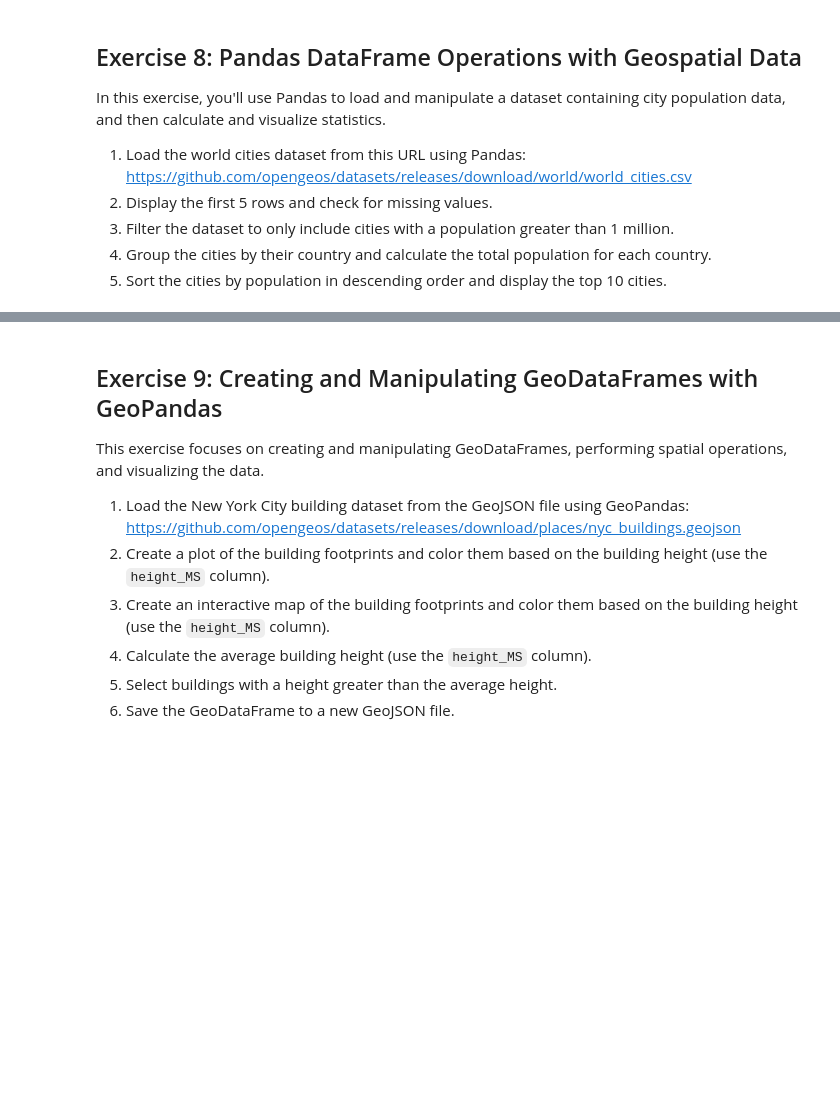
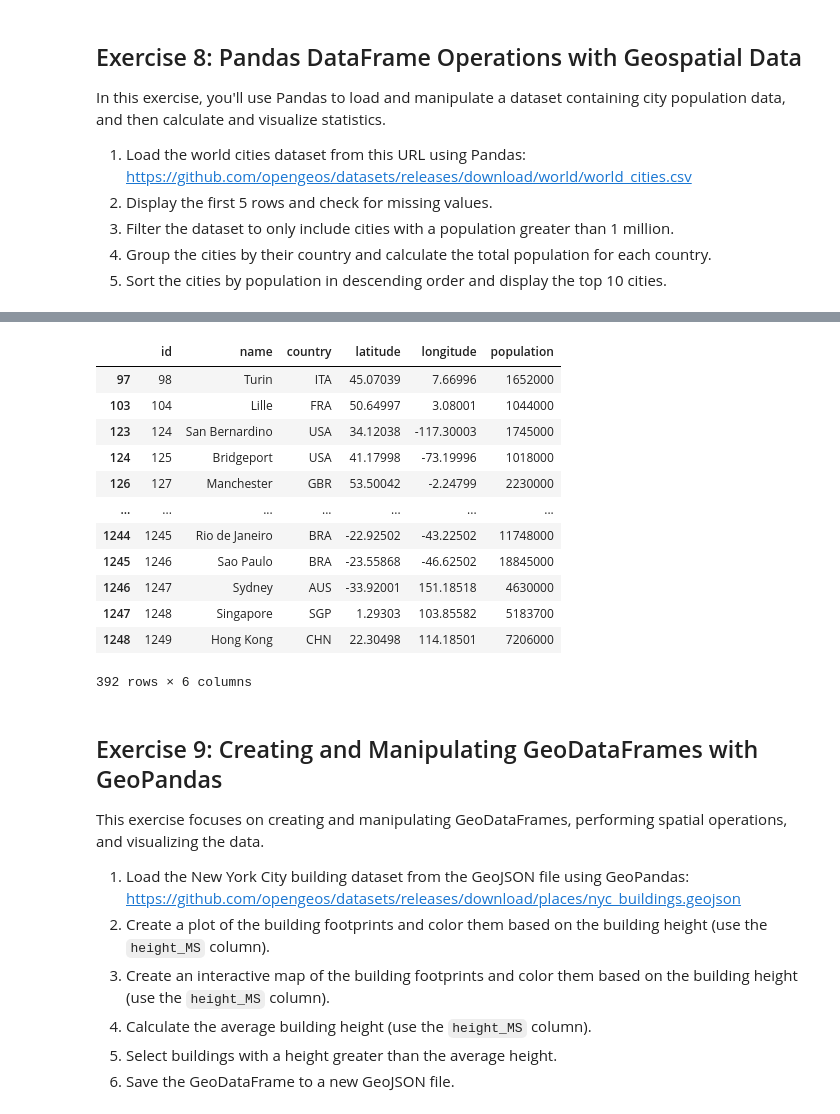
Before and after one commit to mercedes1996/geog-510, a Jupyter notebook: book/labs/lab_05.ipynb, the cells around one changed output, grey strips where cells are left out. Drawn from its saved outputs; the diff is of its cells as text; code cells hidden in the pictures; blank space fills up the shorter version.

```diff
--- a/book/labs/lab_05.ipynb
+++ b/book/labs/lab_05.ipynb
@@ -329,0 +360,3 @@ In this exercise, you'll use Pandas to load and manipulate a dataset containing
+# %%
+url = "https://github.com/opengeos/datasets/releases/download/world/world_cities.csv"
+df = pd.read_csv(url)
@@ -330,3 +435,21 @@ In this exercise, you'll use Pandas to load and manipulate a dataset containing
+# %%
+# Filtering rows based on a condition
+df_head = df[df["population"] > 1000000]
+df_head
+# %% [output]
+|  | id | name | country | latitude | longitude | population |
+| 97 | 98 | Turin | ITA | 45.07039 | 7.66996 | 1652000 |
+| 103 | 104 | Lille | FRA | 50.64997 | 3.08001 | 1044000 |
+| 123 | 124 | San Bernardino | USA | 34.12038 | -117.30003 | 1745000 |
+| 124 | 125 | Bridgeport | USA | 41.17998 | -73.19996 | 1018000 |
+| 126 | 127 | Manchester | GBR | 53.50042 | -2.24799 | 2230000 |
+| ... | ... | ... | ... | ... | ... | ... |
+| 1244 | 1245 | Rio de Janeiro | BRA | -22.92502 | -43.22502 | 11748000 |
+| 1245 | 1246 | Sao Paulo | BRA | -23.55868 | -46.62502 | 18845000 |
+| 1246 | 1247 | Sydney | AUS | -33.92001 | 151.18518 | 4630000 |
+| 1247 | 1248 | Singapore | SGP | 1.29303 | 103.85582 | 5183700 |
+| 1248 | 1249 | Hong Kong | CHN | 22.30498 | 114.18501 | 7206000 |
+392 rows × 6 columns
 # %% [markdown]
 ## Exercise 9: Creating and Manipulating GeoDataFrames with GeoPandas
 
```
Also changed, not shown: parts of 19 cells of this notebook.
